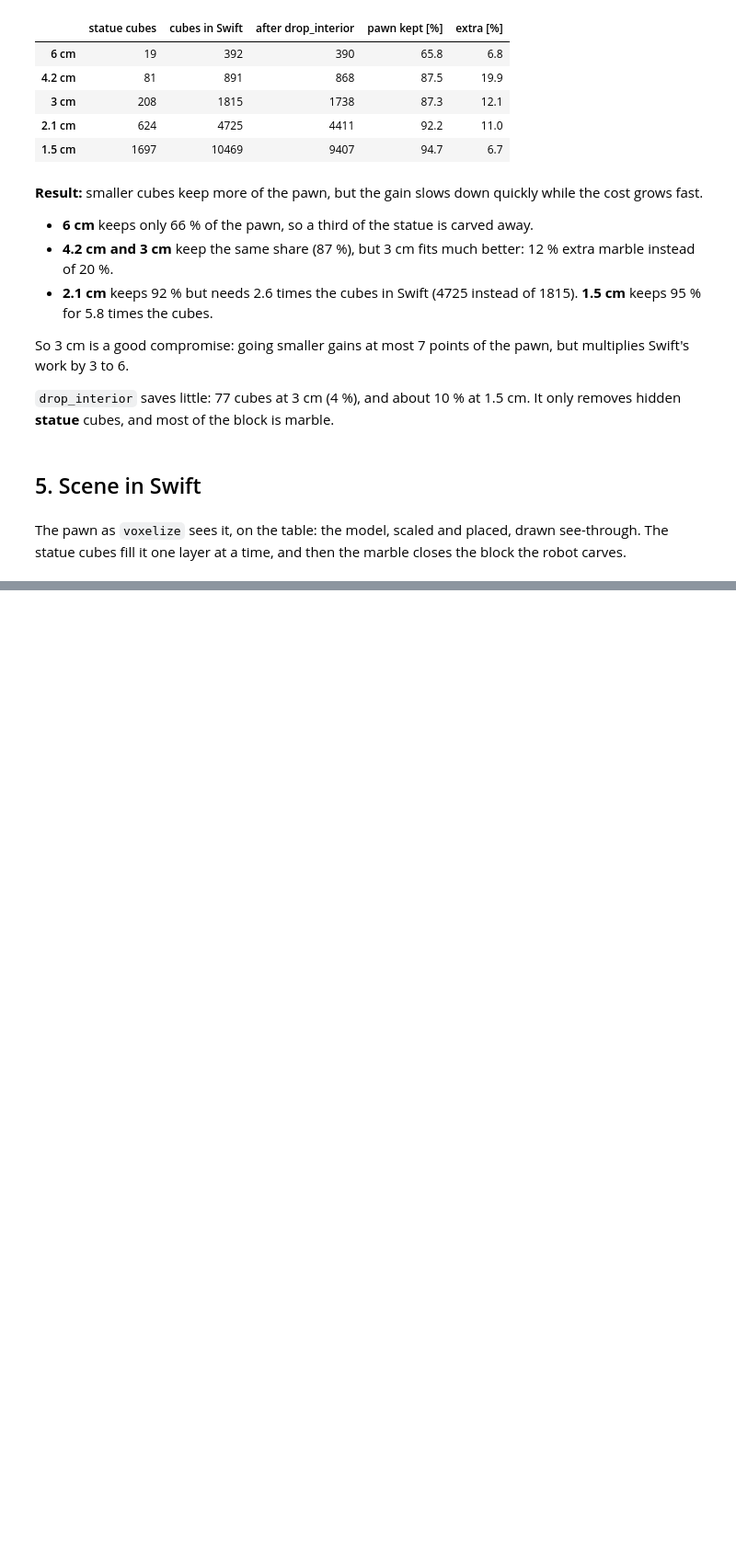
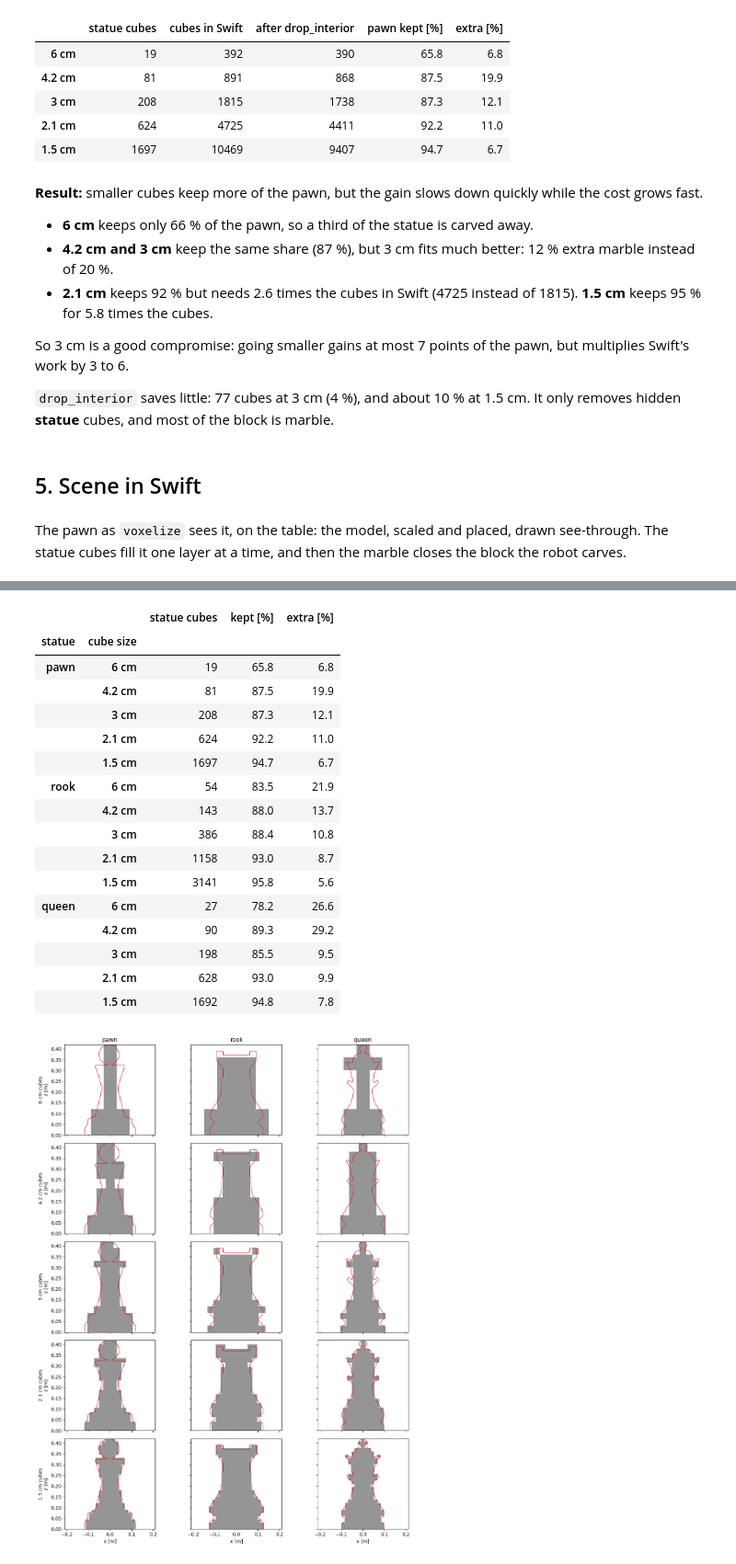
Before and after one commit to Aokiri/sculptor-robot, a Jupyter notebook: notebooks/02_voxelization.ipynb, the cells around one changed output, grey strips where cells are left out. Shown at 92% size. Cells and saved outputs as stored; diff of their text form; code cells hidden in the pictures; blank space fills up the shorter version.

```diff
--- a/notebooks/02_voxelization.ipynb
+++ b/notebooks/02_voxelization.ipynb
@@ -474,0 +597,64 @@ show_gif(GIF)
+# %%
+CUBE_SIZES = [0.06, 0.042, 0.03, 0.021, 0.015]
+size_rows = {}
+statue_grids_by_size = {}
+for name, mesh in statue_meshes.items():
+    fine_centers, fine = statue_fines[name]
+    points = fine_centers.reshape(-1, 3) + 1e-6
+    in_model = fine.ravel()
+    for size in CUBE_SIZES:
+        grid = inside(mesh, grid_centers(mesh, size))
+        statue_grids_by_size[(name, size)] = grid
+        in_cubes = in_statue(grid, size, points)
+        size_rows[(name, f"{size * 100:g} cm")] = {
+            "statue cubes": int(grid.sum()),
+            "kept [%]": round(100 * (in_model & in_cubes).sum() / in_model.sum(), 1),
+            "extra [%]": round(100 * (~in_model & in_cubes).sum() / in_model.sum(), 1),
+        }
+
+size_results = pd.DataFrame.from_dict(size_rows, orient="index")
+size_results.index.names = ["statue", "cube size"]
+from IPython.display import display
+display(size_results)
+
+fig, axes = plt.subplots(len(CUBE_SIZES), len(statue_meshes),
+                         figsize=(4 * len(statue_meshes), 3 * len(CUBE_SIZES)),
+                         sharex=True, sharey=True, squeeze=False)
+for row, size in enumerate(CUBE_SIZES):
+    for col, name in enumerate(statue_meshes):
+        ax = axes[row, col]
+        grid = statue_grids_by_size[(name, size)]
+        fine_centers, fine = statue_fines[name]
+        half = grid.shape[0] * size / 2
+        ax.imshow(grid[:, grid.shape[1] // 2, :].T, origin="lower", cmap="Greys", vmin=0, vmax=2,
+                  extent=[-half, half, 0, grid.shape[2] * size])
+        ax.contour(fine_centers[:, 0, 0, 0], fine_centers[0, 0, :, 2],
+                   fine[:, fine.shape[1] // 2, :].T.astype(float),
+                   levels=[0.5], colors="tab:red", linewidths=1)
+        if row == 0:
+            ax.set_title(name)
+        if row == len(CUBE_SIZES) - 1:
+            ax.set_xlabel("x [m]")
+        if col == 0:
+            ax.set_ylabel(f"{size * 100:g} cm cubes\nz [m]")
+fig.tight_layout()
+plt.show()
+# %% [output]
+|  |  | statue cubes | kept [%] | extra [%] |
+| statue | cube size |  |  |  |
+| pawn | 6 cm | 19 | 65.8 | 6.8 |
+|  | 4.2 cm | 81 | 87.5 | 19.9 |
+|  | 3 cm | 208 | 87.3 | 12.1 |
+|  | 2.1 cm | 624 | 92.2 | 11.0 |
+|  | 1.5 cm | 1697 | 94.7 | 6.7 |
+| rook | 6 cm | 54 | 83.5 | 21.9 |
+|  | 4.2 cm | 143 | 88.0 | 13.7 |
+|  | 3 cm | 386 | 88.4 | 10.8 |
+|  | 2.1 cm | 1158 | 93.0 | 8.7 |
+|  | 1.5 cm | 3141 | 95.8 | 5.6 |
+| queen | 6 cm | 27 | 78.2 | 26.6 |
+|  | 4.2 cm | 90 | 89.3 | 29.2 |
+|  | 3 cm | 198 | 85.5 | 9.5 |
+|  | 2.1 cm | 628 | 93.0 | 9.9 |
+|  | 1.5 cm | 1692 | 94.8 | 7.8 |
+[figure, added]
```
Also changed, not shown: parts of 15 cells of this notebook, 4 other files.
